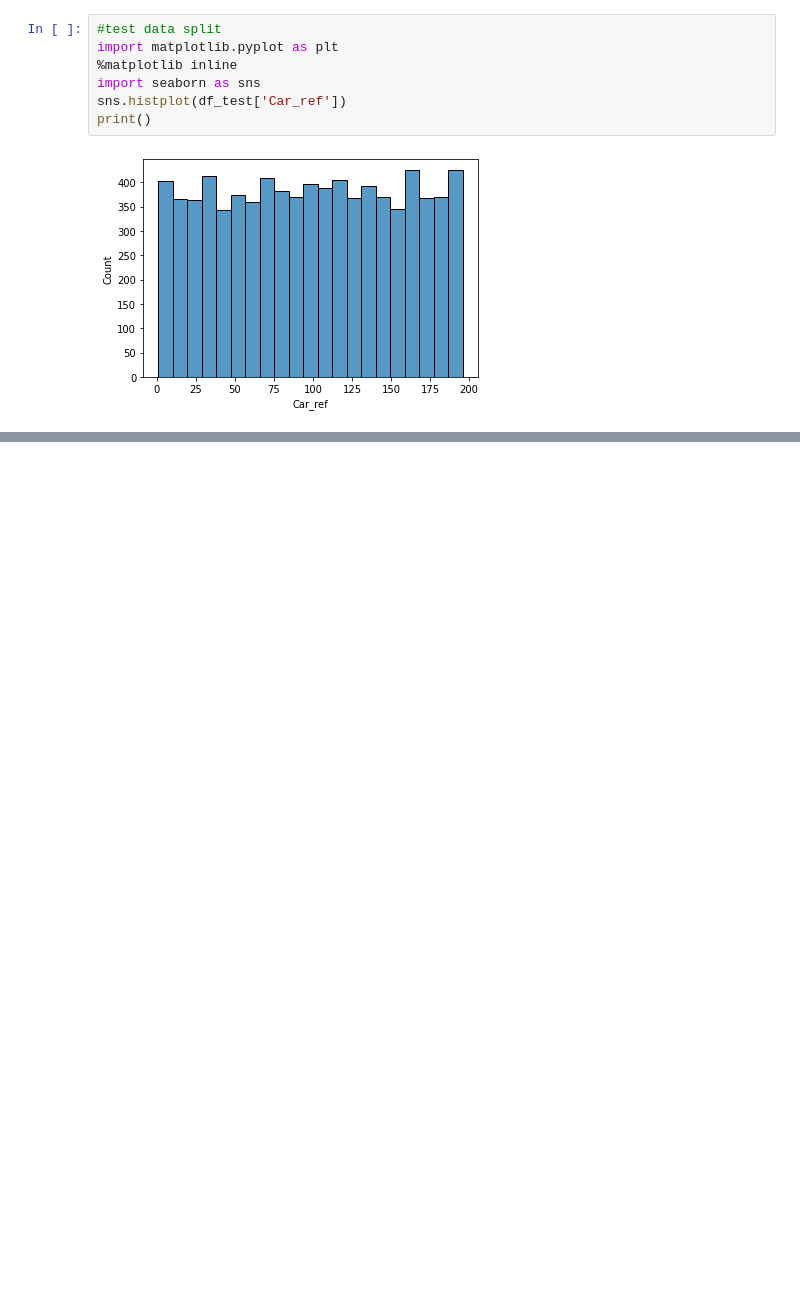
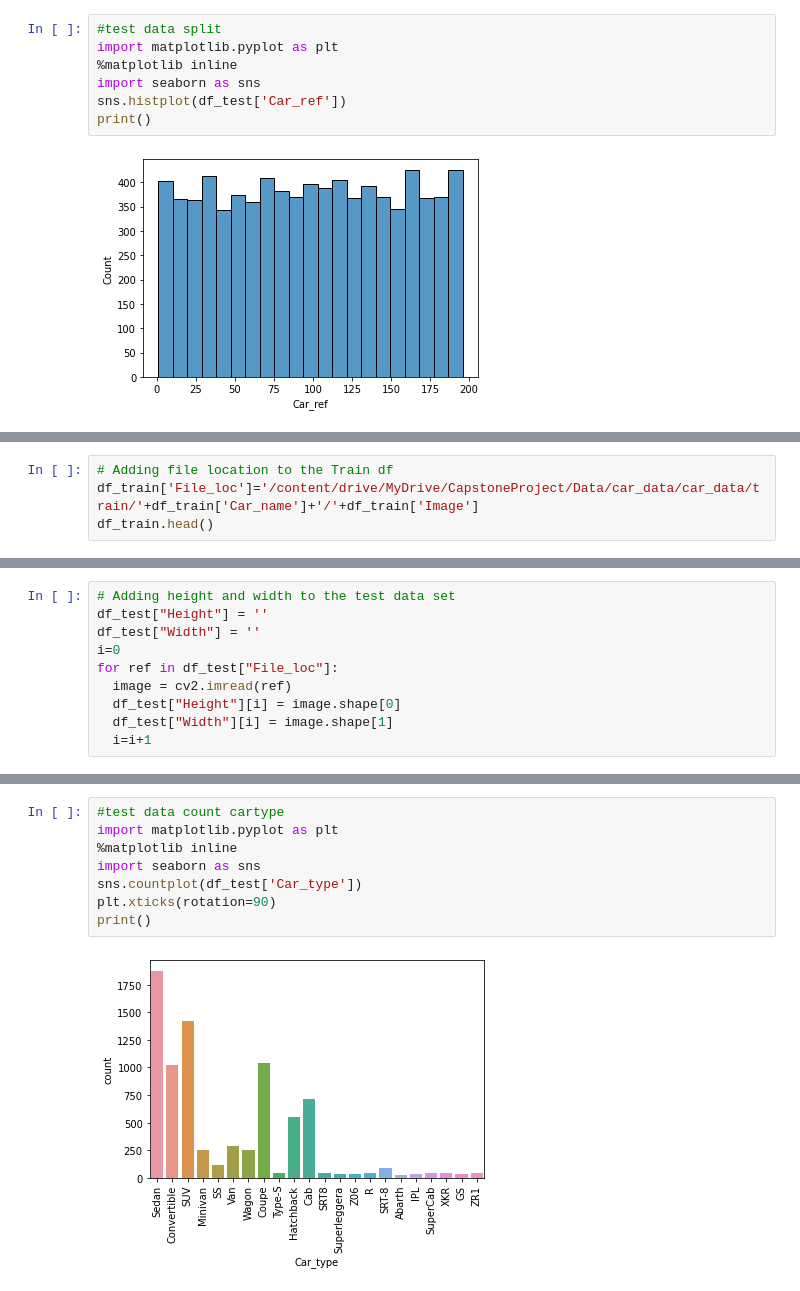
Before and after one commit to rohan-sharma84/AIMLCapstone, a Jupyter notebook: Capstone_EDA.ipynb, the cells around one changed output, grey strips where cells are left out. Cells and saved outputs as stored; diff of their text form; blank space fills up the shorter version.

```diff
--- a/Capstone_EDA.ipynb
+++ b/Capstone_EDA.ipynb
@@ -289,3 +289,7 @@ Maybach Landaulet Convertible 2012                     29
 FIAT 500 Abarth 2012                                   27
 Hyundai Accent Sedan 2012                              24
 Name: Car_name, Length: 196, dtype: int64
+# %%
+# Adding file location to the Train df
+df_train['File_loc']='/content/drive/MyDrive/CapstoneProject/Data/car_data/car_data/train/'+df_train['Car_name']+'/'+df_train['Image']
+df_train.head()
@@ -291,0 +385,10 @@ Name: Car_name, Length: 196, dtype: int64
+# %%
+# Adding height and width to the test data set
+df_test["Height"] = ''
+df_test["Width"] = ''
+i=0
+for ref in df_test["File_loc"]:
+  image = cv2.imread(ref)
+  df_test["Height"][i] = image.shape[0]
+  df_test["Width"][i] = image.shape[1]
+  i=i+1
@@ -291,0 +437,10 @@ Name: Car_name, Length: 196, dtype: int64
+# %%
+#test data count cartype
+import matplotlib.pyplot as plt
+%matplotlib inline
+import seaborn as sns
+sns.countplot(df_test['Car_type'])
+plt.xticks(rotation=90)
+print()
+# %% [output]
+[figure, added]
```
Also changed, not shown: parts of 20 cells of this notebook.
